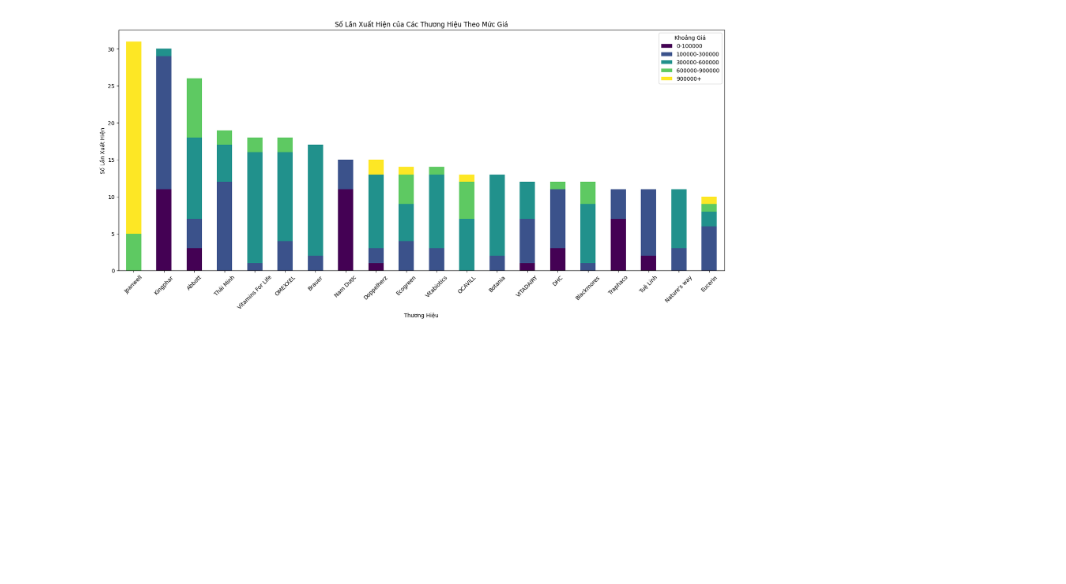
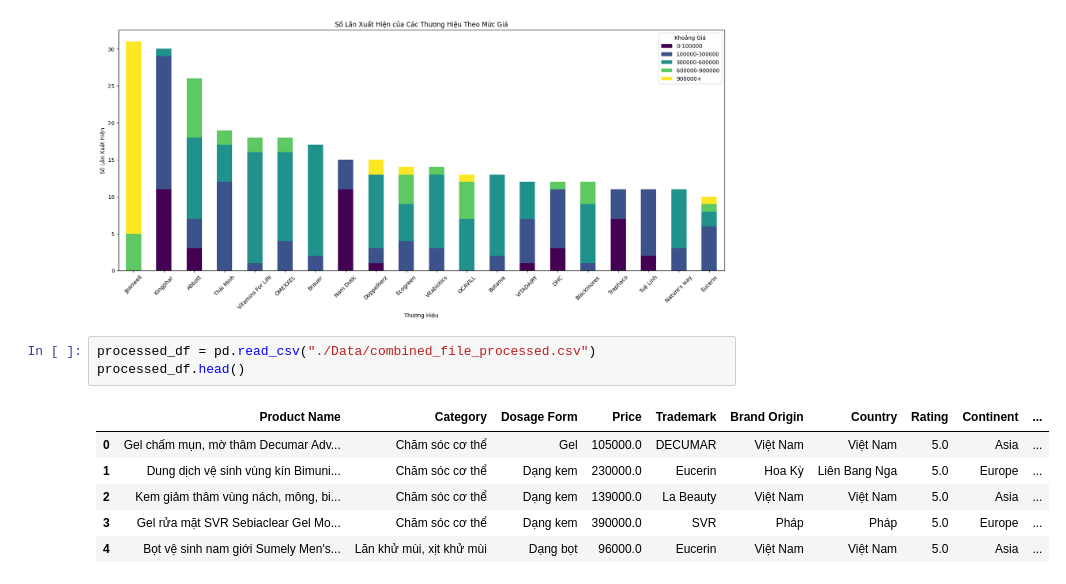
Before and after one commit to LLH-07/Introduction-to-Data-Science-22KHDL1, a Jupyter notebook: Visulaization.ipynb, the cells around one changed output. Drawn from its saved outputs; the diff is of its cells as text; blank space fills up the shorter version.

```diff
--- a/Visulaization.ipynb
+++ b/Visulaization.ipynb
@@ -733,3 +735,13 @@ plt.xticks(rotation=45)
 plt.show()
 # %% [output]
 [figure]
+# %%
+processed_df = pd.read_csv("./Data/combined_file_processed.csv")
+processed_df.head()
+# %% [output]
+|  | Product Name | Category | Dosage Form | Price | Trademark | Brand Origin | Country | Rating | Continent | ... |
+| 0 | Gel chấm mụn, mờ thâm Decumar Adv... | Chăm sóc cơ thể | Gel | 105000.0 | DECUMAR | Việt Nam | Việt Nam | 5.0 | Asia | ... |
+| 1 | Dung dịch vệ sinh vùng kín Bimuni... | Chăm sóc cơ thể | Dạng kem | 230000.0 | Eucerin | Hoa Kỳ | Liên Bang Nga | 5.0 | Europe | ... |
+| 2 | Kem giảm thâm vùng nách, mông, bi... | Chăm sóc cơ thể | Dạng kem | 139000.0 | La Beauty | Việt Nam | Việt Nam | 5.0 | Asia | ... |
+| 3 | Gel rửa mặt SVR Sebiaclear Gel Mo... | Chăm sóc cơ thể | Dạng kem | 390000.0 | SVR | Pháp | Pháp | 5.0 | Europe | ... |
+| 4 | Bọt vệ sinh nam giới Sumely Men's... | Lăn khử mùi, xịt khử mùi | Dạng bọt | 96000.0 | Eucerin | Việt Nam | Việt Nam | 5.0 | Asia | ... |
```
Also changed, not shown: parts of 13 cells of this notebook, 1 other file.
